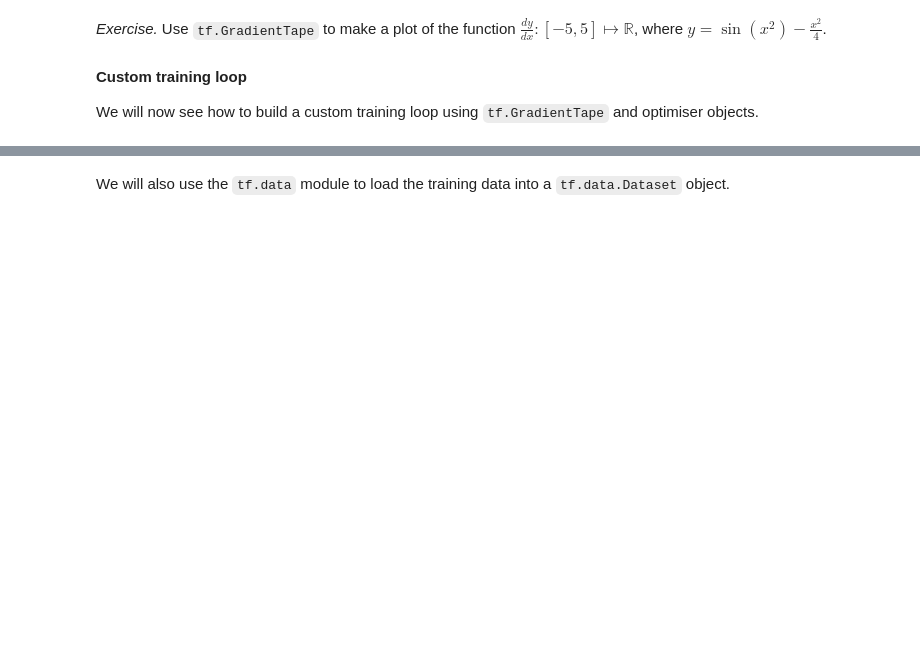
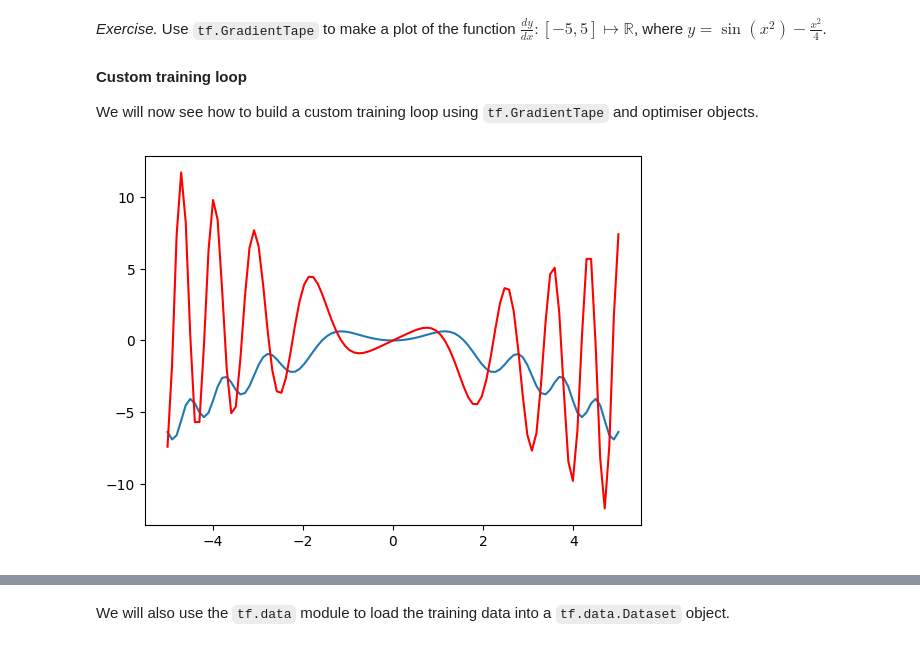
Before and after one commit to frasermartinx/DL, a Jupyter notebook: Week 3/Week 3 Lecture Notes/Week 3 - Loss functions and backpropagation.ipynb, the cells around one changed output, grey strips where cells are left out. Cells and saved outputs as stored; diff of their text form; code cells hidden in the pictures; blank space fills up the shorter version.

```diff
--- a/Week 3/Week 3 Lecture Notes/Week 3 - Loss functions and backpropagation.ipynb
+++ b/Week 3/Week 3 Lecture Notes/Week 3 - Loss functions and backpropagation.ipynb
@@ -306,0 +336,10 @@ Operations that you want to take gradients with respect to need to be defined in
+# %%
+# Gradients can be taken once by default
+with tf.GradientTape() as tape:
+    tape.watch(x)
+    y = tf.math.sin(x) # 2 x 3 tensor
+    a = tf.random.normal((3,2)) # 3 x 2 tensor
+    z = tf.reduce_mean(tf.linalg.matmul(y,a))
+#we have to do it in on go, we cant do separately, since once we call tape.gradient, the resources are released
+dzdx= tape.gradient(z,x)
+dzdy= tape.gradient(z,y)
@@ -306,0 +392,20 @@ Operations that you want to take gradients with respect to need to be defined in
+# %%
+# Take gradients with respect to a model operation
+
+from keras.models import Sequential
+
+model = Sequential([
+    Dense(3,activation = "sigmoid"),
+    Dense(1,activation = "linear")
+])
+#we can pass into the model
+#compiling a model and fitting does EB for us
+x = tf.random.uniform((2,2))
+y = tf.random.uniform((2,1))
+print(model(x))
+
+
+with tf.GradientTape() as tape:
+    loss = tf.keras.losses.mse(y,model(x))
+grads = tape.gradient(loss,model.trainable_weights)
+grads
@@ -313,0 +430,17 @@ We will now see how to build a custom training loop using `tf.GradientTape` and
+# %%
+### EXERCISE ###
+
+x = tf.linspace(-5,5,100)
+
+with tf.GradientTape() as tape:
+    tape.watch(x)
+    y = tf.math.sin(x**2) - x**2/ 4
+grad = tape.gradient(y,x)
+
+import matplotlib.pyplot as plt
+
+plt.plot(x,tf.math.sin(x**2) - x**2/ 4)
+plt.plot(x,grad, "r")
+plt.show()
+# %% [output]
+[figure, added]
```
Also changed, not shown: parts of 59 cells of this notebook, 6 other files.
